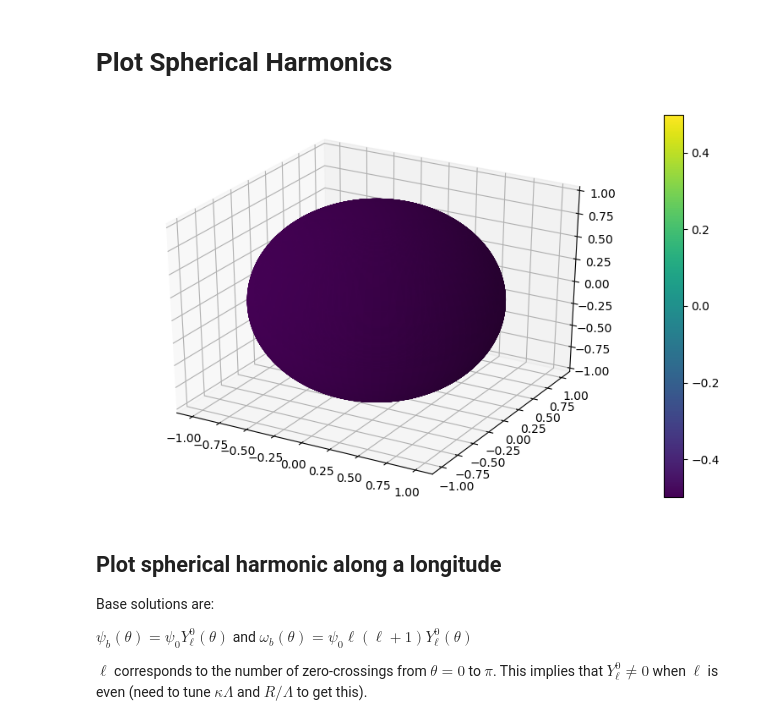
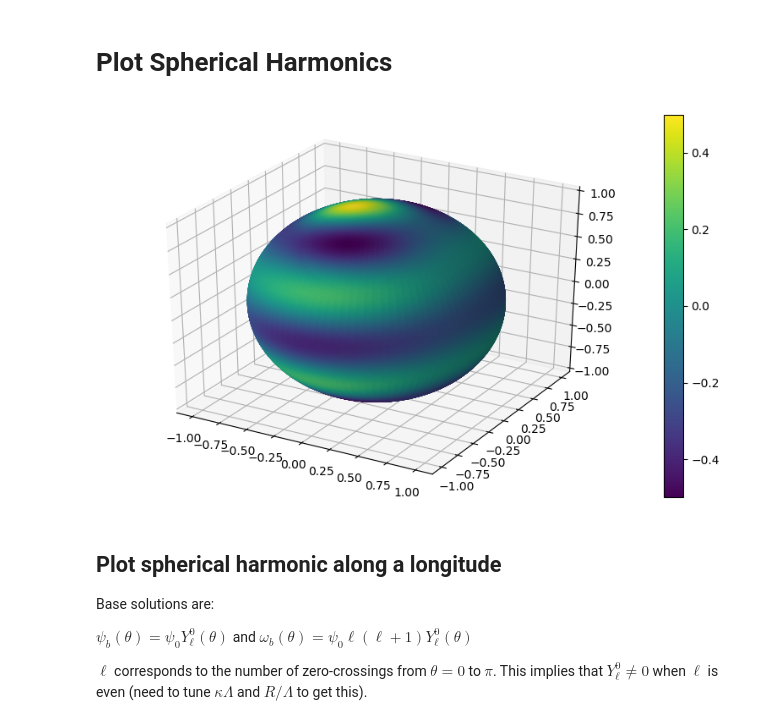
Before and after one commit to rohitsupekar/active_matter_spheres, a Jupyter notebook: scripts/jupyter/plot_stationary_solns.ipynb, the cells around one changed output. Cells and saved outputs as stored; diff of their text form; code cells hidden in the pictures.

Commit message:
plotting and modifications for paper

```diff
--- a/scripts/jupyter/plot_stationary_solns.ipynb
+++ b/scripts/jupyter/plot_stationary_solns.ipynb
@@ -99,36 +99,39 @@ from matplotlib import cm, colors
 from mpl_toolkits.mplot3d import Axes3D
 
 phi = np.linspace(0, np.pi, 200) #note that theta, phi is flipped for sph_harm
 theta = np.linspace(0, 2*np.pi, 100)
 phi, theta = np.meshgrid(phi, theta)
 
 # The Cartesian coordinates of the unit sphere
 x = np.sin(phi) * np.cos(theta)
 y = np.sin(phi) * np.sin(theta)
 z = np.cos(phi)
 
-m, l = 0, 0
+m_arr, ell0 = [0, 1, 2], 6
 
 # Calculate the spherical harmonic Y(l,m) and normalize to [0,1]
-fcolors = sph_harm(m, l, theta, phi).real
+fcolors = sph_harm(m_arr[0], ell0, theta, phi).real
+for m in m_arr[1:]:
+    fcolors += sph_harm(m, ell0, theta, phi).real
+
 fmax, fmin = fcolors.max(), fcolors.min()
 fcolors = (fcolors - fmin)/(fmax - fmin)
 
 # Plot on a sphere
 fig = plt.figure(figsize=[10, 6], dpi=100)
 ax = fig.add_subplot(111, projection='3d')
 c = ax.plot_surface(x, y, z,  rstride=1, cstride=1,facecolors=cm.viridis(fcolors))
 norm = colors.Normalize(vmin=-0.5, vmax=0.5)
 m = cm.ScalarMappable(cmap=cm.viridis, norm=norm)
 m.set_array(fcolors)
 plt.colorbar(m)
 
 #fig.colorbar(c)
 #Turn off the axis planes
 #ax.set_axis_off()
 plt.show()
 # %% [output]
-[figure, old version]
+[figure, new version]
 # %% [markdown]
 ## Plot spherical harmonic along a longitude
 Base solutions are:
```
Also changed, not shown: 9 other files.
